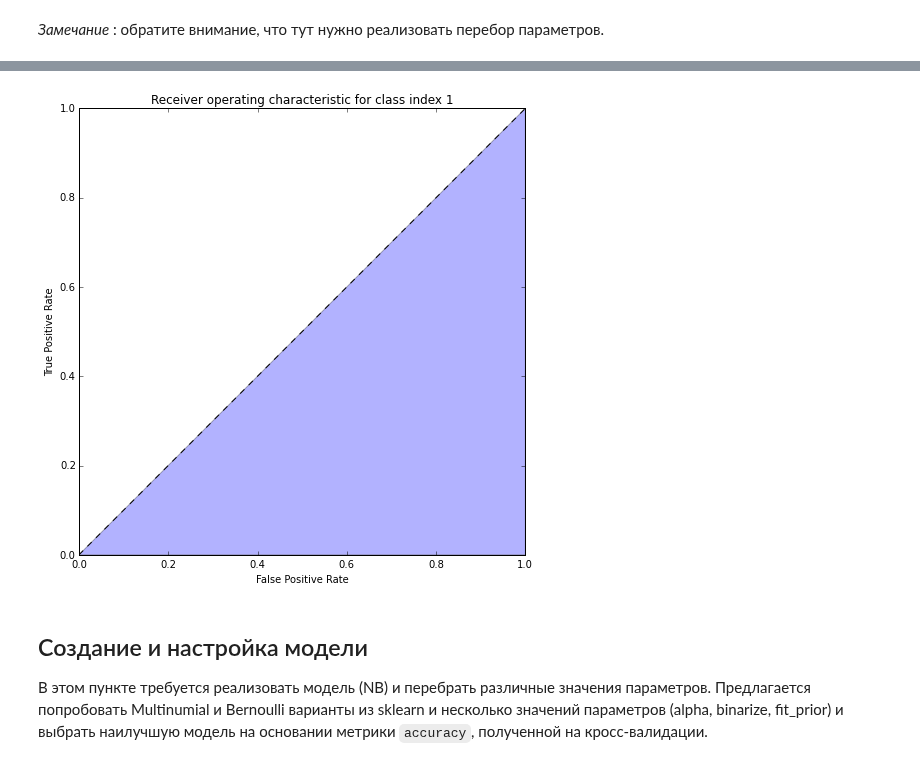
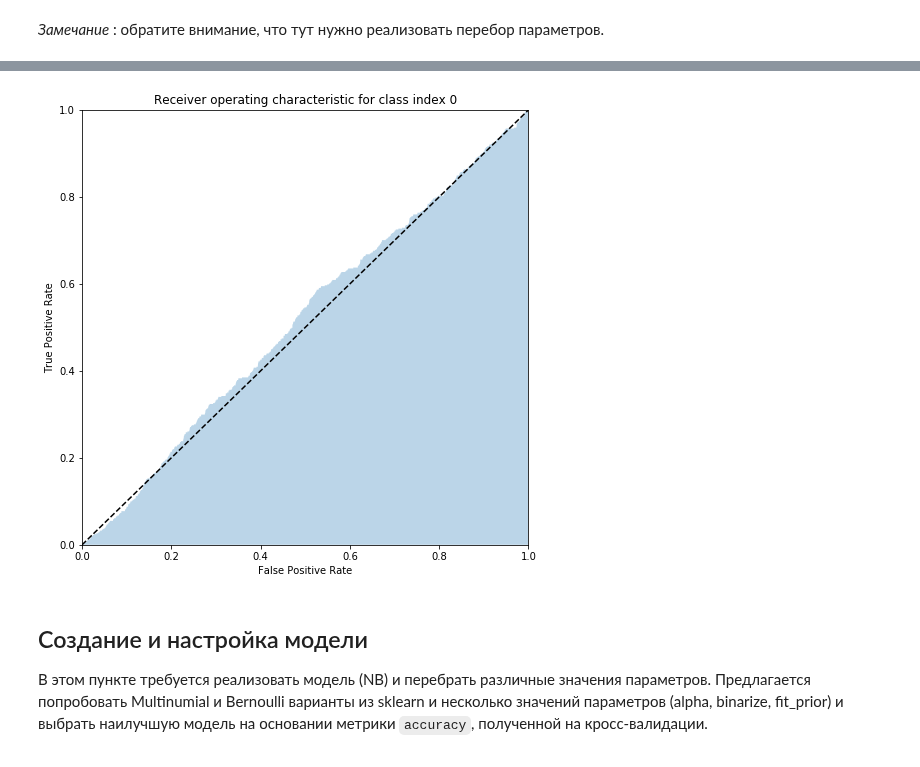
Before and after one commit to stroykova/spheremailru, a Jupyter notebook: 2018-02/lecture_03_nb/europarl_st.ipynb, the cells around one changed output, grey strips where cells are left out. Saved outputs shown, nothing was run; the diff lists cells and outputs as text; code cells hidden in the pictures.

```diff
--- a/2018-02/lecture_03_nb/europarl_st.ipynb
+++ b/2018-02/lecture_03_nb/europarl_st.ipynb
@@ -163,6 +163,8 @@ Data set shape x=(21000 x 1) y=21000
 В этом пункте требуется реализовать модель (NB) и оценить метрику `accuracy` на кросс-валидации.
 # %%
 from sklearn.base import BaseEstimator, ClusterMixin
+import numpy as np
+
 
 class MNB(BaseEstimator, ClusterMixin):
 
@@ -182,12 +184,19 @@ class MNB(BaseEstimator, ClusterMixin):
 
         return self
 
+    def predict_proba(self, X, y=None):
+        """
+        Процедура предсказания вероятности класса
+
+        """
+        return np.random.rand(X.shape[0], 1).reshape(-1, 1)
+
     def predict(self, X, y=None):
         """
         Процедура предсказания класса
 
         """
-        return np.random.rand(X.shape[0], 1)
+        return np.random.rand(X.shape[0], 1).reshape(-1, 1)
 
 
 def create_model():
@@ -232,10 +241,10 @@ _Замечание_ : обратите внимание, что тут нужн
 model = create_model()
 # Print cross-validated accturacy
 scores = validate_model(model, x, y)
-print "Model mean accuracy: {}".format(numpy.mean(scores))
+print("Model mean accuracy: {}".format(numpy.mean(scores)))
 
 # Plot ROC
 plt.figure(figsize=(8, 8))
-plot_roc(model, x, y, 1)
+plot_roc(model, x, y, 0)
 plt.show()
 # %% [output]
@@ -243,4 +252,4 @@ Model mean accuracy: 0.866666666667
-[figure, old version]
+[figure, new version]
 # %% [markdown]
 ## Создание и настройка модели
 
```
Also changed, not shown: parts of 6 cells of this notebook, 1 other file.
